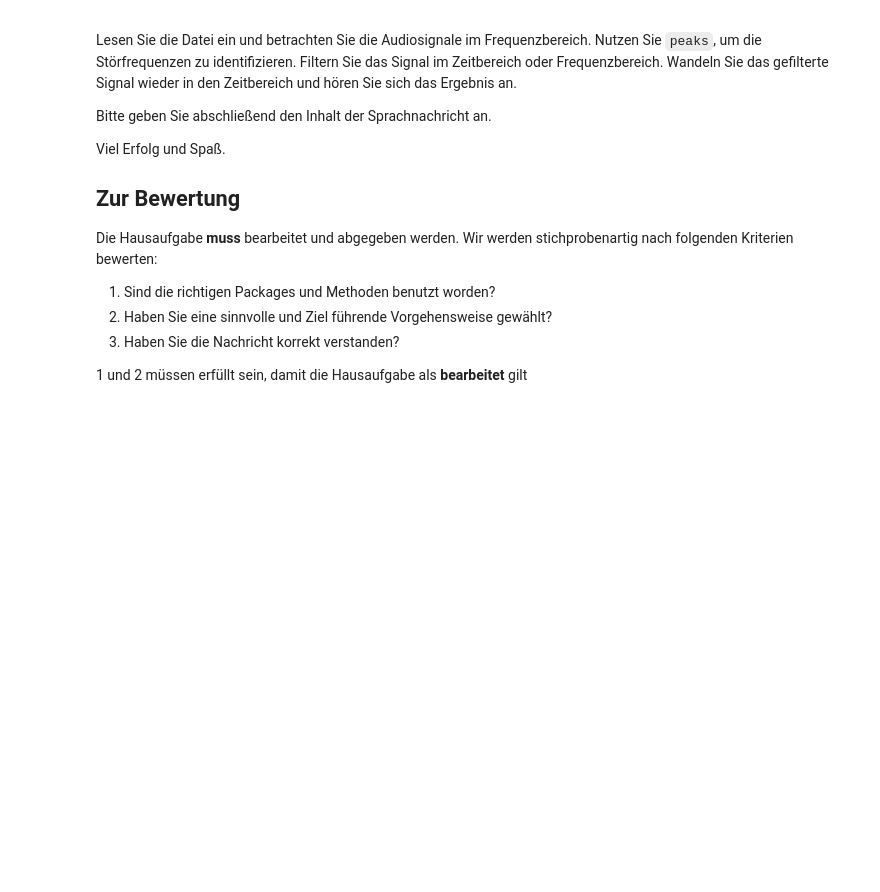
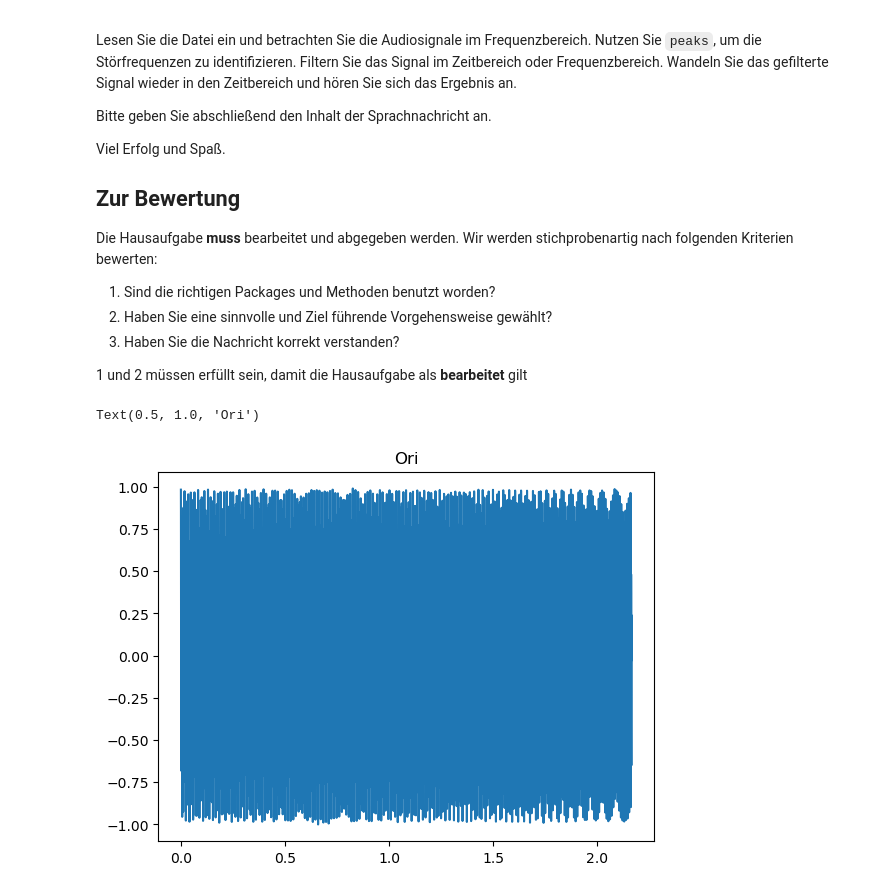
Before and after one commit to bopthoughts/FH-Aachen_IT2, a Jupyter notebook: HA03/HA03.ipynb, the cells around one changed output. Saved outputs shown, nothing was run; the diff lists cells and outputs as text; code cells hidden in the pictures; blank space fills up the shorter version.

```diff
--- a/HA03/HA03.ipynb
+++ b/HA03/HA03.ipynb
@@ -28,0 +33,10 @@ Die Hausaufgabe __muss__ bearbeitet und abgegeben werden. Wir werden stichproben
+# %%
+a = thinkdsp.read_wave('CSIWave01.wav')
+b = a.make_spectrum()
+c = b.peaks()
+
+a.plot()
+plt.title('Ori')
+# %% [output]
+Text(0.5, 1.0, 'Ori')
+[figure, added]
```
Also changed, not shown: parts of 5 cells of this notebook, 1 other file.
